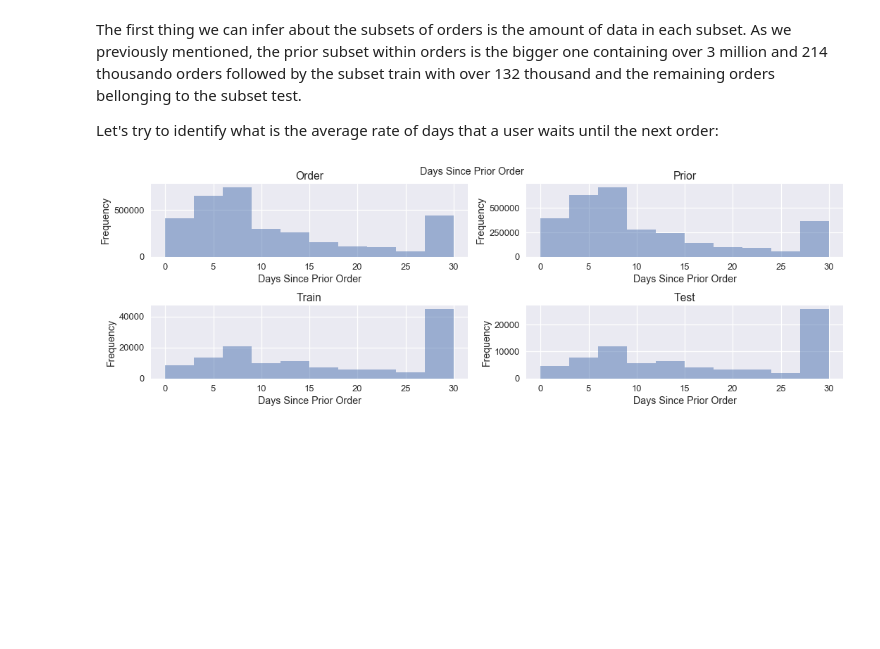
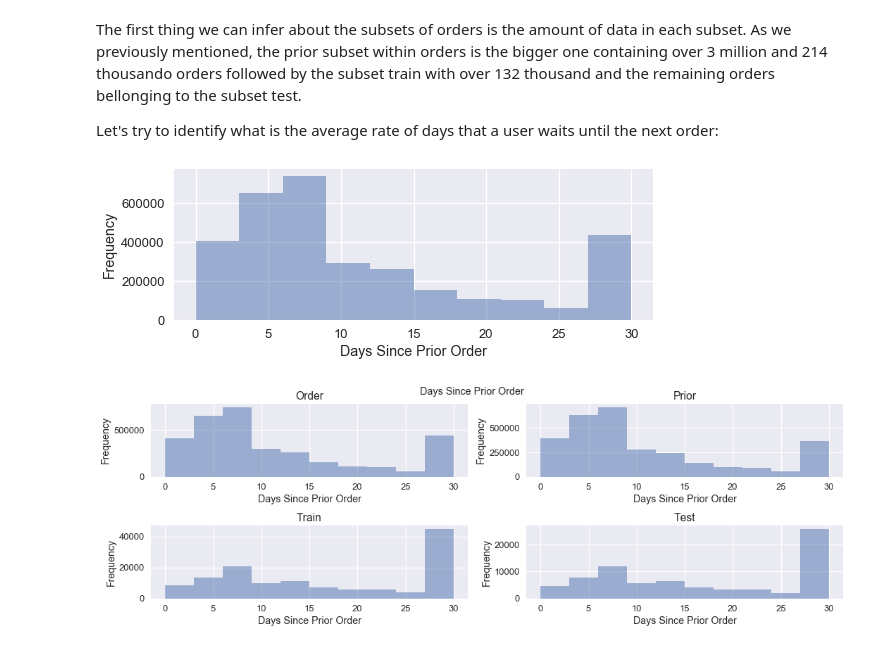
Before and after one commit to clebsonc/DataScienceDCC, a Jupyter notebook: InstaCart/Instacark Market Basket Analysis.ipynb, the cells around one changed output. Cells and saved outputs as stored; diff of their text form; code cells hidden in the pictures; blank space fills up the shorter version.

```diff
--- a/InstaCart/Instacark Market Basket Analysis.ipynb
+++ b/InstaCart/Instacark Market Basket Analysis.ipynb
@@ -278,6 +299,15 @@ Shape of set test:  (75000, 7)
 The first thing we can infer about the subsets of orders is the amount of data in each subset. As we previously mentioned, the prior subset within orders is the bigger one containing over 3 million and 214 thousando orders followed by the subset train with over 132 thousand and the remaining orders bellonging to the subset test.
 
 Let's try to identify what is the average rate of days that a user waits until the next order:
+# %%
+plt.rcParams['figure.figsize'] = (8, 3)
+fig, ax = plt.subplots(nrows=1, ncols=1, sharex=False, sharey=False)
+ax.hist(df_orders['days_since_prior_order'].dropna().values, alpha=0.5)
+ax.set_ylabel("Frequency")
+ax.set_xlabel("Days Since Prior Order")
+plt.tight_layout()
+# %% [output]
+[figure, added]
 # %%
 plt.rcParams['figure.figsize'] = (15, 5)
 fig, ax = plt.subplots(nrows=2, ncols=2, sharex=False, sharey=False)
```
Also changed, not shown: parts of 19 cells of this notebook.
